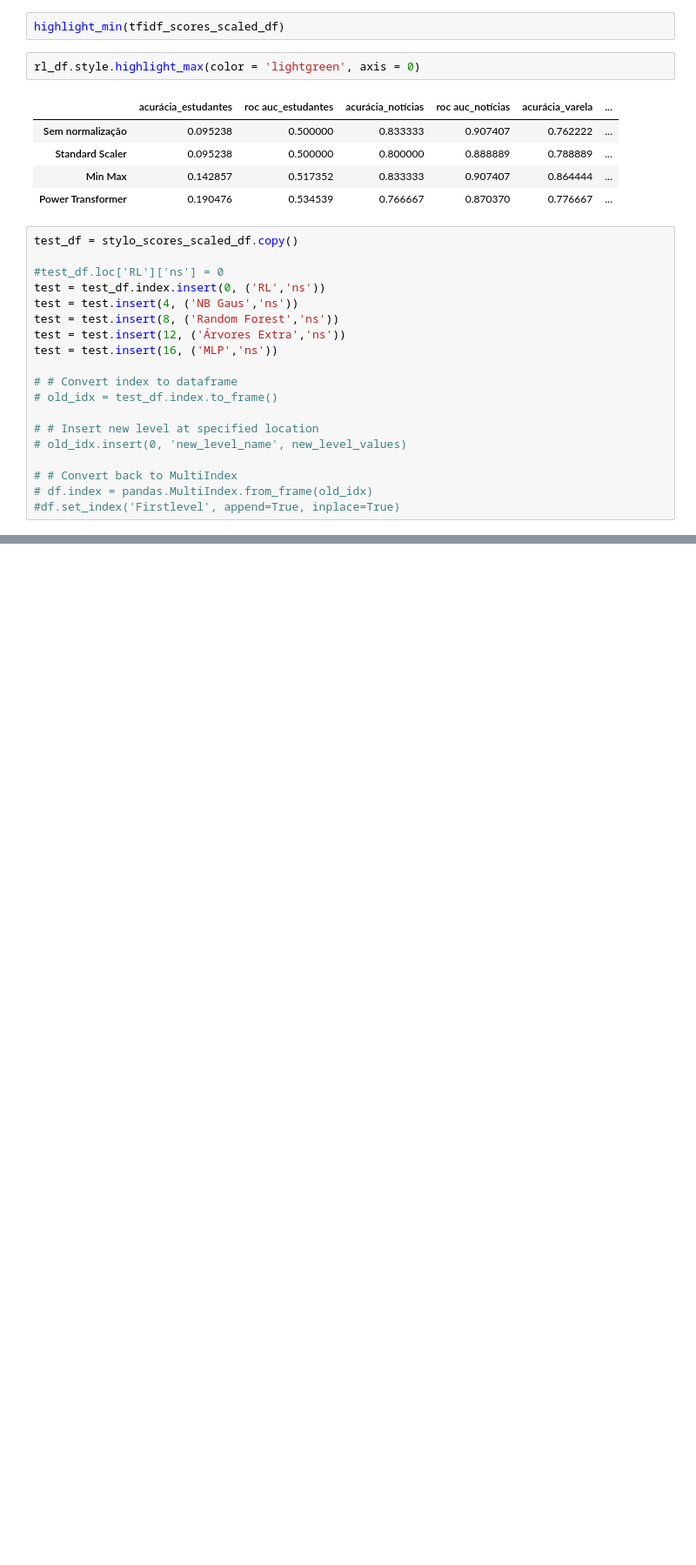
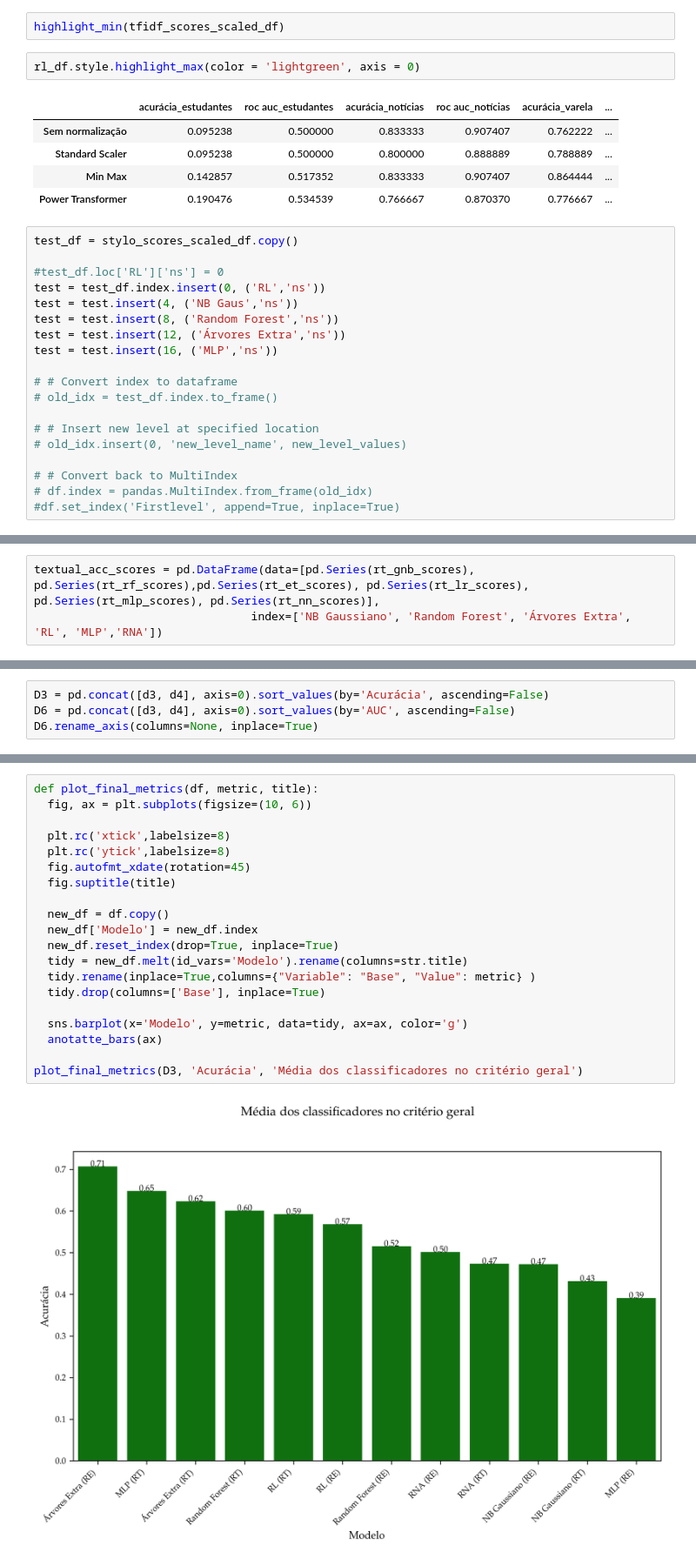
Before and after one commit to Daanielvb/authorship-classification, a Jupyter notebook: Model_optimization.ipynb, the cells around one changed output, grey strips where cells are left out. Shown at 87% size. Drawn from its saved outputs; the diff is of its cells as text; blank space fills up the shorter version.

```diff
--- a/Model_optimization.ipynb
+++ b/Model_optimization.ipynb
@@ -978,0 +2826,3 @@ X_varela_idf , X_varela_idf_test, Y_varela_idf, Y_varela_idf_test = train_test_s
+# %%
+textual_acc_scores = pd.DataFrame(data=[pd.Series(rt_gnb_scores), pd.Series(rt_rf_scores),pd.Series(rt_et_scores), pd.Series(rt_lr_scores), pd.Series(rt_mlp_scores), pd.Series(rt_nn_scores)],
+                                index=['NB Gaussiano', 'Random Forest', 'Árvores Extra', 'RL', 'MLP','RNA'])
@@ -978,0 +3024,4 @@ X_varela_idf , X_varela_idf_test, Y_varela_idf, Y_varela_idf_test = train_test_s
+# %%
+D3 = pd.concat([d3, d4], axis=0).sort_values(by='Acurácia', ascending=False)
+D6 = pd.concat([d3, d4], axis=0).sort_values(by='AUC', ascending=False)
+D6.rename_axis(columns=None, inplace=True)
@@ -978,0 +3326,22 @@ X_varela_idf , X_varela_idf_test, Y_varela_idf, Y_varela_idf_test = train_test_s
+# %%
+def plot_final_metrics(df, metric, title):
+  fig, ax = plt.subplots(figsize=(10, 6))
+
+  plt.rc('xtick',labelsize=8)
+  plt.rc('ytick',labelsize=8)
+  fig.autofmt_xdate(rotation=45)
+  fig.suptitle(title)
+
+  new_df = df.copy()
+  new_df['Modelo'] = new_df.index
+  new_df.reset_index(drop=True, inplace=True)
+  tidy = new_df.melt(id_vars='Modelo').rename(columns=str.title)
+  tidy.rename(inplace=True,columns={"Variable": "Base", "Value": metric} )
+  tidy.drop(columns=['Base'], inplace=True)
+
+  sns.barplot(x='Modelo', y=metric, data=tidy, ax=ax, color='g')
+  anotatte_bars(ax)
+
+plot_final_metrics(D3, 'Acurácia', 'Média dos classificadores no critério geral')
+# %% [output]
+[figure, added]
```
Also changed, not shown: parts of 163 cells of this notebook, 6 other files.
